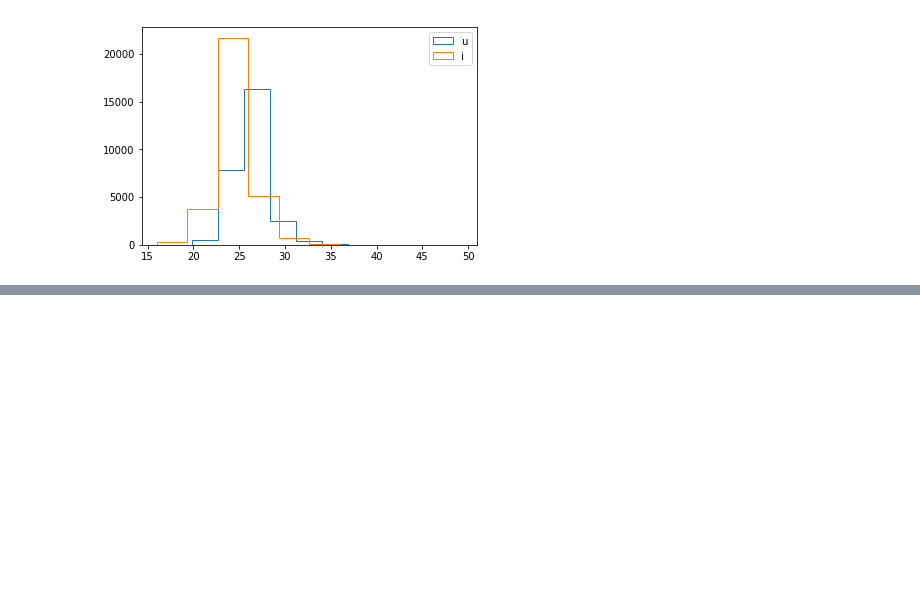
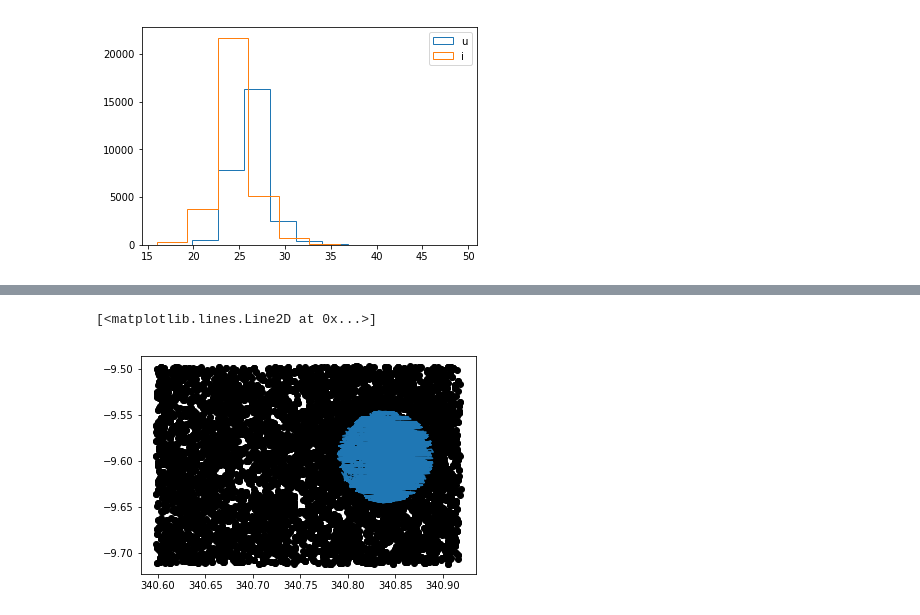
Before and after one commit to nicolaschotard/lsst_drp_analysis, a Jupyter notebook: python/6_astropy_exercices.ipynb, the cells around one changed output, grey strips where cells are left out. Cells and saved outputs as stored; diff of their text form; code cells hidden in the pictures; blank space fills up the shorter version.

Commit message:
Astropy exercice

```diff
--- a/python/6_astropy_exercices.ipynb
+++ b/python/6_astropy_exercices.ipynb
@@ -116,0 +187,16 @@ magi
+# %%
+from astropy.coordinates import SkyCoord
+from astropy.units import Quantity
+amas_coord = SkyCoord.from_name('MACSJ2243.3-0935')
+# %%
+ra = table['coord_ra_deg'] * u.deg
+dec = table['coord_dec_deg'] * u.deg
+sep = amas_coord.separation(SkyCoord(ra, dec))
+# %%
+mask = sep.deg < 0.05
+# %%
+plt.plot(ra, dec, 'ok')
+plt.plot(ra[mask], dec[mask])
+# %% [output]
+[<matplotlib.lines.Line2D at 0x...>]
+[figure, added]
```
Also changed, not shown: parts of 22 cells of this notebook.
